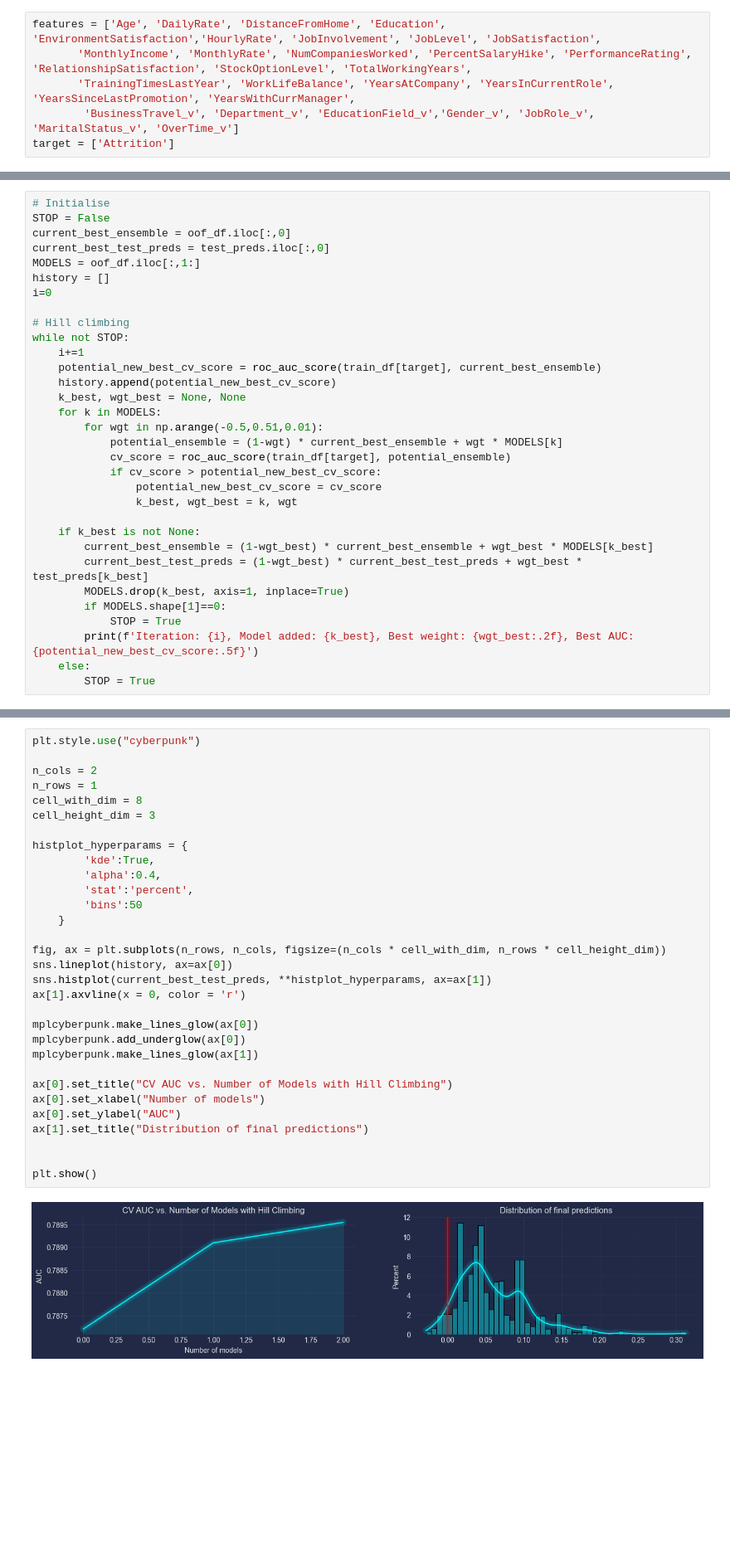
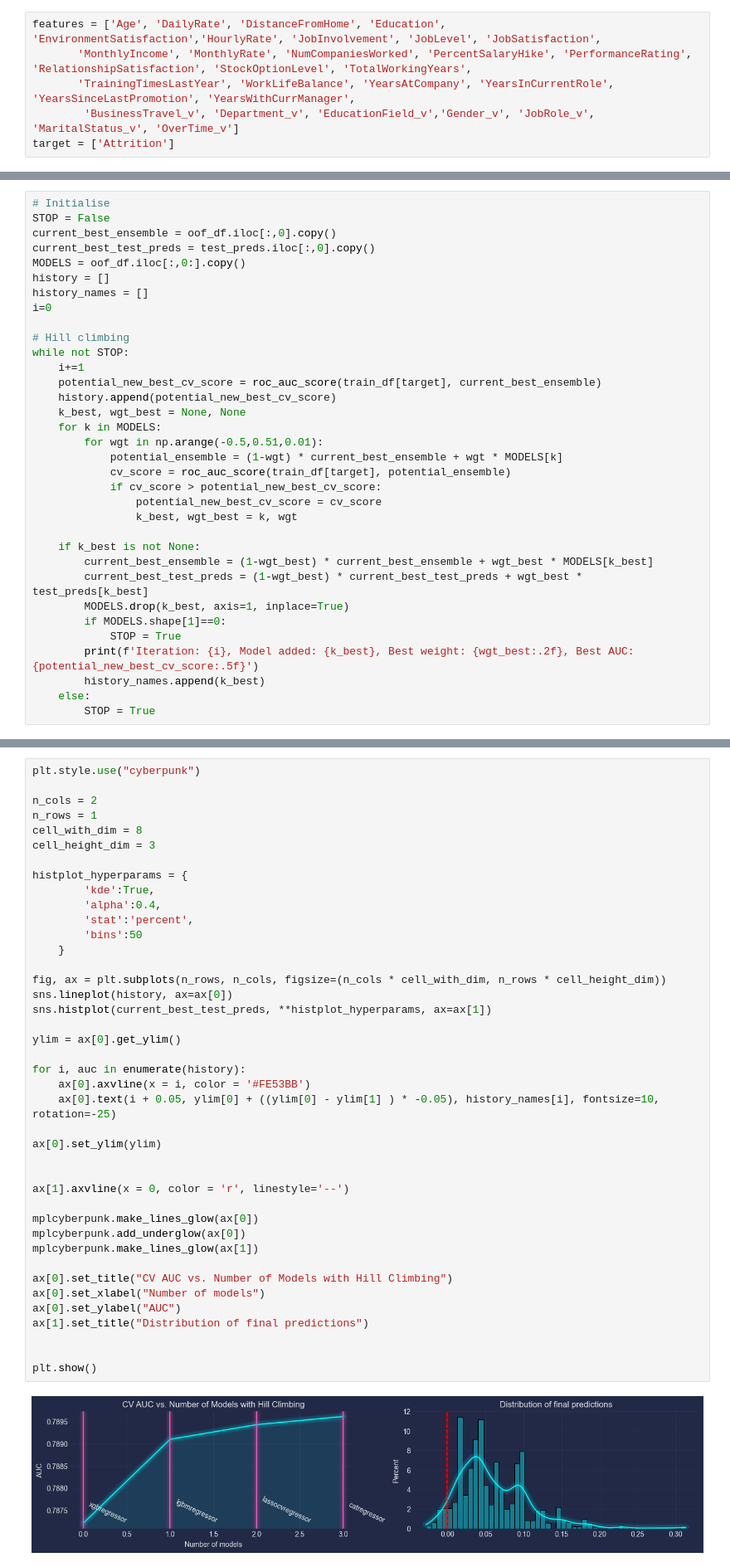
Before and after one commit to darkmatter2222/Kaggle_Tabular_Playground_Series-ML, a Jupyter notebook: Jan-2023-S3/pipelines/Hill_Climbing_ROC-AUC.ipynb, the cells around one changed output, grey strips where cells are left out. Shown at 83% size. Drawn from its saved outputs; the diff is of its cells as text; blank space fills up the shorter version.

```diff
--- a/Jan-2023-S3/pipelines/Hill_Climbing_ROC-AUC.ipynb
+++ b/Jan-2023-S3/pipelines/Hill_Climbing_ROC-AUC.ipynb
@@ -75,10 +91,11 @@ scores
 # %%
 # Initialise
 STOP = False
-current_best_ensemble = oof_df.iloc[:,0]
-current_best_test_preds = test_preds.iloc[:,0]
-MODELS = oof_df.iloc[:,1:]
+current_best_ensemble = oof_df.iloc[:,0].copy()
+current_best_test_preds = test_preds.iloc[:,0].copy()
+MODELS = oof_df.iloc[:,0:].copy()
 history = []
+history_names = []
 i=0
 
 # Hill climbing
@@ -102,6 +119,7 @@ while not STOP:
         if MODELS.shape[1]==0:
             STOP = True
         print(f'Iteration: {i}, Model added: {k_best}, Best weight: {wgt_best:.2f}, Best AUC: {potential_new_best_cv_score:.5f}')
+        history_names.append(k_best)
     else:
         STOP = True
 # %% [output]
@@ -124,32 +131,42 @@ See the caveats in the documentation: https://pandas.pydata.org/pandas-docs/stab
 plt.style.use("cyberpunk")
 
 n_cols = 2
 n_rows = 1
 cell_with_dim = 8
 cell_height_dim = 3
 
 histplot_hyperparams = {
         'kde':True,
         'alpha':0.4,
         'stat':'percent',
         'bins':50
     }
 
 fig, ax = plt.subplots(n_rows, n_cols, figsize=(n_cols * cell_with_dim, n_rows * cell_height_dim))
 sns.lineplot(history, ax=ax[0])
 sns.histplot(current_best_test_preds, **histplot_hyperparams, ax=ax[1])
-ax[1].axvline(x = 0, color = 'r')
+
+ylim = ax[0].get_ylim()
+
+for i, auc in enumerate(history):
+    ax[0].axvline(x = i, color = '#FE53BB')
+    ax[0].text(i + 0.05, ylim[0] + ((ylim[0] - ylim[1] ) * -0.05), history_names[i], fontsize=10, rotation=-25)
+
+ax[0].set_ylim(ylim)
+
+
+ax[1].axvline(x = 0, color = 'r', linestyle='--')
 
 mplcyberpunk.make_lines_glow(ax[0])
 mplcyberpunk.add_underglow(ax[0])
 mplcyberpunk.make_lines_glow(ax[1])
 
 ax[0].set_title("CV AUC vs. Number of Models with Hill Climbing")
 ax[0].set_xlabel("Number of models")
 ax[0].set_ylabel("AUC")
 ax[1].set_title("Distribution of final predictions")
 
 
 plt.show()
 # %% [output]
-[figure, old version]
+[figure, new version]
```
Also changed, not shown: parts of 5 cells of this notebook, 1 other file.
